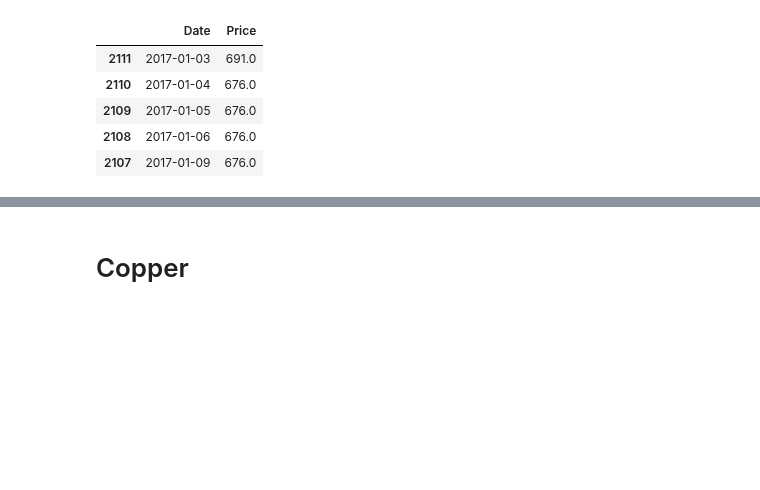
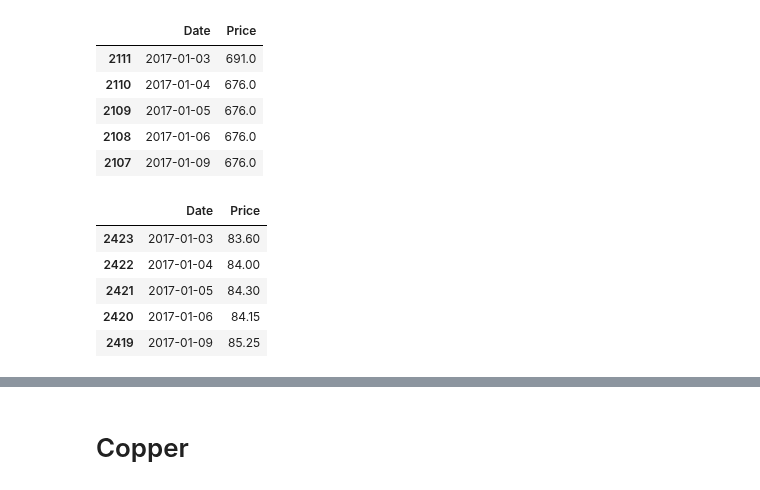
Before and after one commit to Doosheck/metals, a Jupyter notebook: data_overview.ipynb, the cells around one changed output, grey strips where cells are left out. Saved outputs shown, nothing was run; the diff lists cells and outputs as text; code cells hidden in the pictures; blank space fills up the shorter version.

```diff
--- a/data_overview.ipynb
+++ b/data_overview.ipynb
@@ -424,3 +424,18 @@ dfc5.head()
 | 2109 | 2017-01-05 | 676.0 |
 | 2108 | 2017-01-06 | 676.0 |
 | 2107 | 2017-01-09 | 676.0 |
+# %%
+# Load Cobalt data source #6 - WUXI Cobalt Bi-Monthly Future
+dfc6 = pd.read_csv('/Users/michal/Documents/Code/metals/reuters_data/WUXI Metal Nickel Monthly Continuation 1.csv', sep=';')
+dfc6 = dfc6.iloc[:, :2]
+dfc6['Date'] = pd.to_datetime(dfc6['Date'], format='%d-%b-%Y')
+dfc6['Price'] = dfc6['Price'].astype(float)
+dfc6 = dfc6.sort_values(by='Date')
+dfc6.head()
+# %% [output]
+|  | Date | Price |
+| 2423 | 2017-01-03 | 83.60 |
+| 2422 | 2017-01-04 | 84.00 |
+| 2421 | 2017-01-05 | 84.30 |
+| 2420 | 2017-01-06 | 84.15 |
+| 2419 | 2017-01-09 | 85.25 |
```
Also changed, not shown: parts of 11 cells of this notebook.
